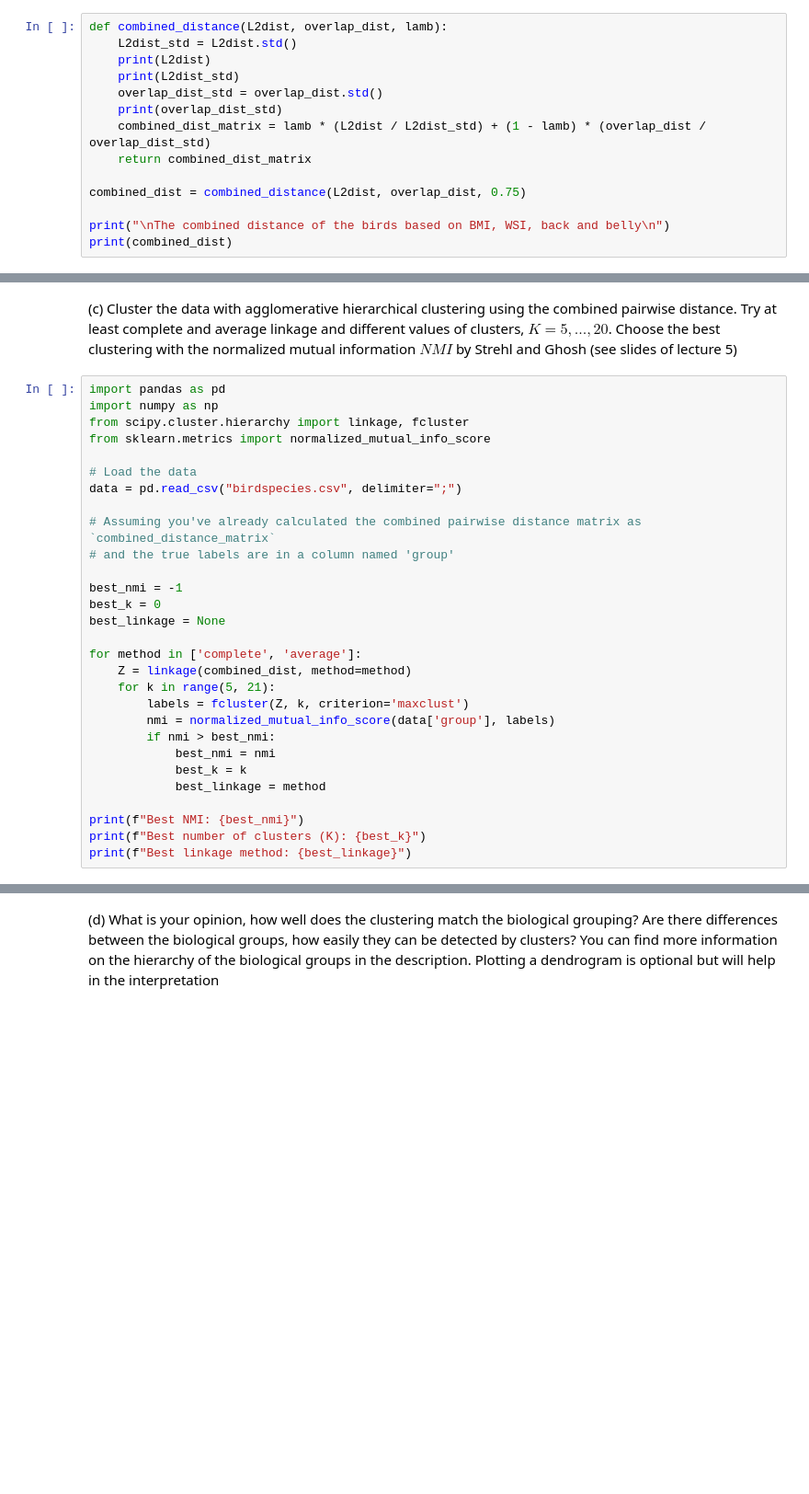
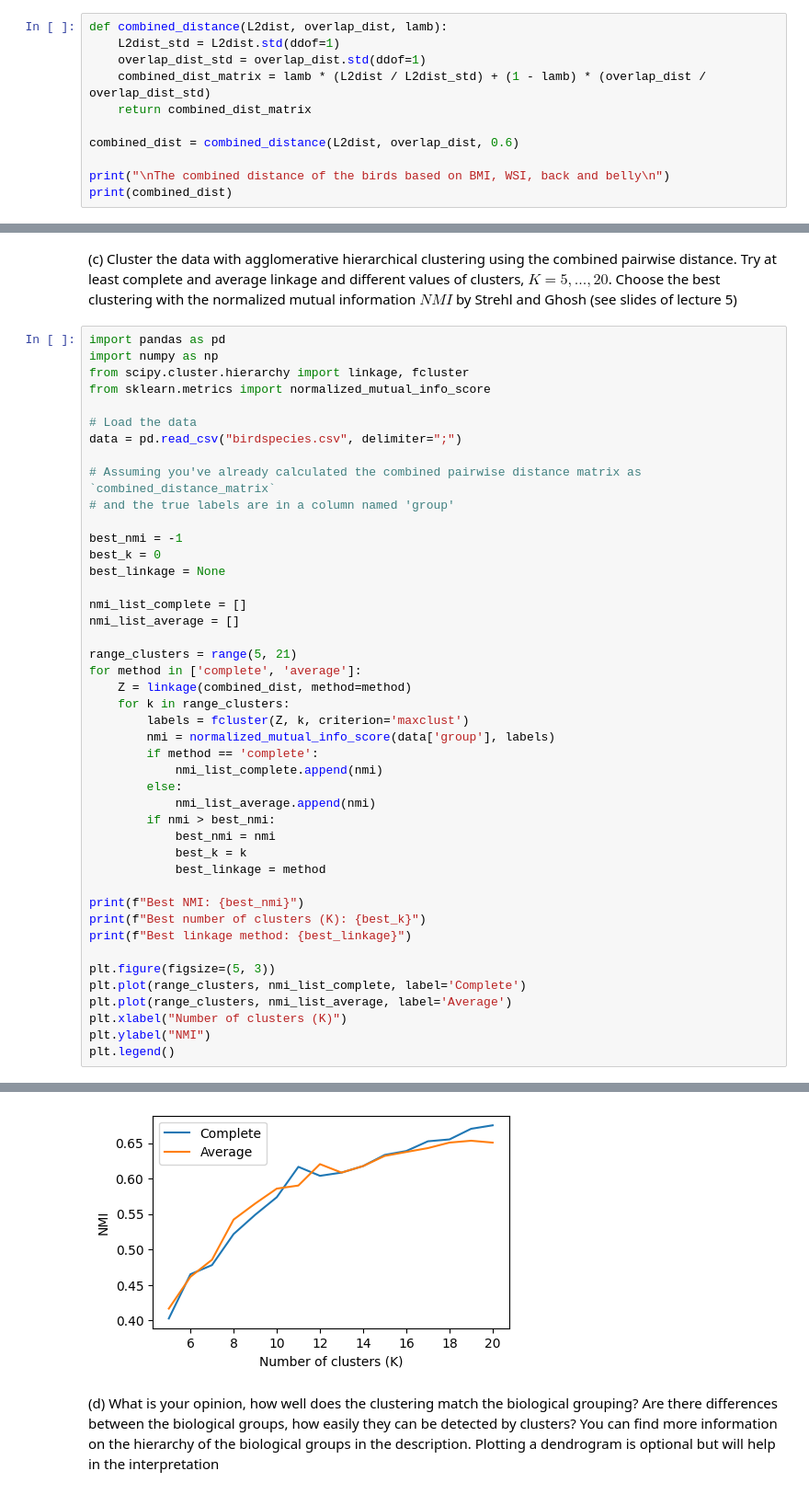
Before and after one commit to SpringNuance/Methods-Of-Data-Mining, a Jupyter notebook: Round 2/Round 2_Exercise 2.3.ipynb, the cells around one changed output, grey strips where cells are left out. Shown at 92% size. Saved outputs shown, nothing was run; the diff lists cells and outputs as text; blank space fills up the shorter version.

```diff
--- a/Round 2/Round 2_Exercise 1.3.ipynb
+++ b/Round 2/Round 2_Exercise 2.3.ipynb
@@ -136,15 +136,12 @@ The overlapping distance of the birds based on back and belly
 - (iii) Combine the distances as in Task 1.1, but experiment to find good weight $\lambda$ (suggestion: try $\lambda > 0.5$, since otherwise the categorical distances will dominate too much). You can find a Python implementation of the distance calculation (combdist.py) in MyCourses.
 # %%
 def combined_distance(L2dist, overlap_dist, lamb):
-    L2dist_std = L2dist.std()
-    print(L2dist)
-    print(L2dist_std)
-    overlap_dist_std = overlap_dist.std()
-    print(overlap_dist_std)
+    L2dist_std = L2dist.std(ddof=1)
+    overlap_dist_std = overlap_dist.std(ddof=1)
     combined_dist_matrix = lamb * (L2dist / L2dist_std) + (1 - lamb) * (overlap_dist / overlap_dist_std)
     return combined_dist_matrix
 
-combined_dist = combined_distance(L2dist, overlap_dist, 0.75)
+combined_dist = combined_distance(L2dist, overlap_dist, 0.6)
 
 print("\nThe combined distance of the birds based on BMI, WSI, back and belly\n")
 print(combined_dist)
@@ -186,11 +173,19 @@ best_nmi = -1
 best_k = 0
 best_linkage = None
 
+nmi_list_complete = []
+nmi_list_average = []
+
+range_clusters = range(5, 21)
 for method in ['complete', 'average']:
     Z = linkage(combined_dist, method=method)
-    for k in range(5, 21):
+    for k in range_clusters:
         labels = fcluster(Z, k, criterion='maxclust')
         nmi = normalized_mutual_info_score(data['group'], labels)
+        if method == 'complete':
+            nmi_list_complete.append(nmi)
+        else:
+            nmi_list_average.append(nmi)
         if nmi > best_nmi:
             best_nmi = nmi
             best_k = k
@@ -199,6 +194,13 @@ for method in ['complete', 'average']:
 print(f"Best NMI: {best_nmi}")
 print(f"Best number of clusters (K): {best_k}")
 print(f"Best linkage method: {best_linkage}")
+
+plt.figure(figsize=(5, 3))
+plt.plot(range_clusters, nmi_list_complete, label='Complete')
+plt.plot(range_clusters, nmi_list_average, label='Average')
+plt.xlabel("Number of clusters (K)")
+plt.ylabel("NMI")
+plt.legend()
 # %% [output]
 Best NMI: 0.6751144686490355
 Best number of clusters (K): 20
@@ -206,3 +209,4 @@ Best linkage method: complete
+[figure, added]
 # %% [markdown]
 (d) What is your opinion, how well does the clustering match the biological grouping? Are there differences between the biological groups, how easily they can be detected by clusters? You can find more information on the hierarchy of the biological groups in the description. Plotting a dendrogram is optional but will help in the interpretation
 # %% [markdown]
```
Also changed, not shown: parts of 2 cells of this notebook, 26 other files.
